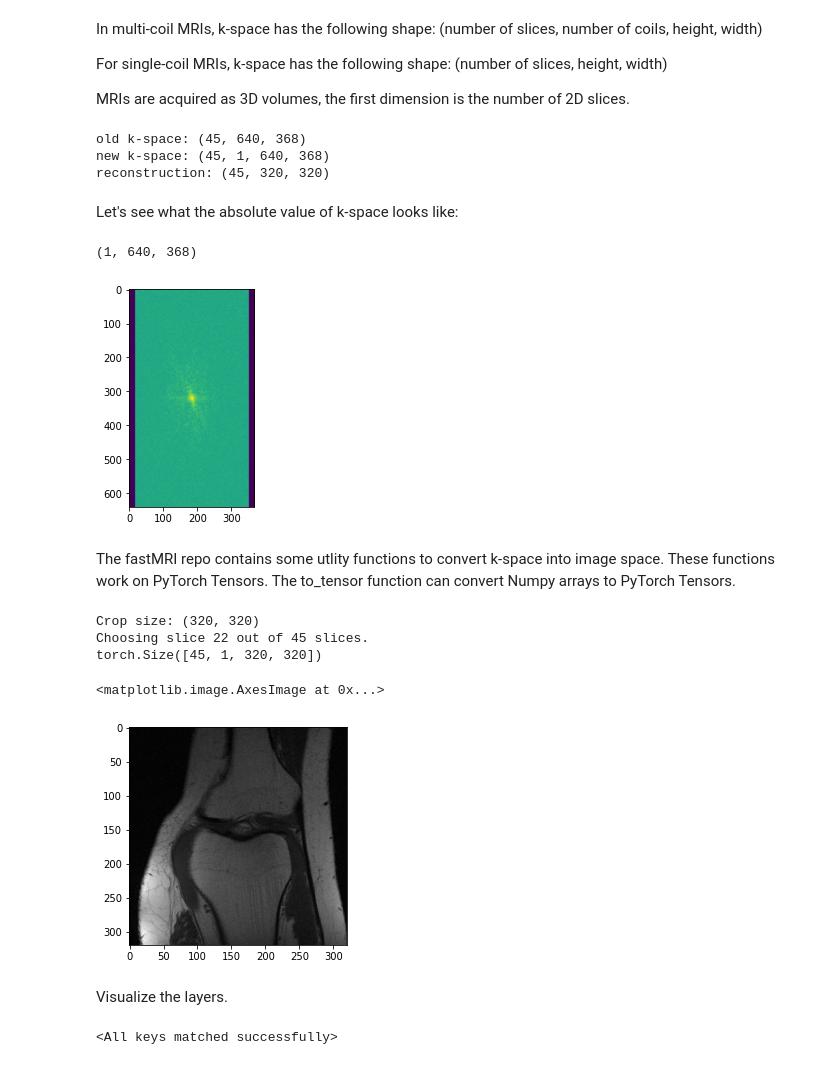
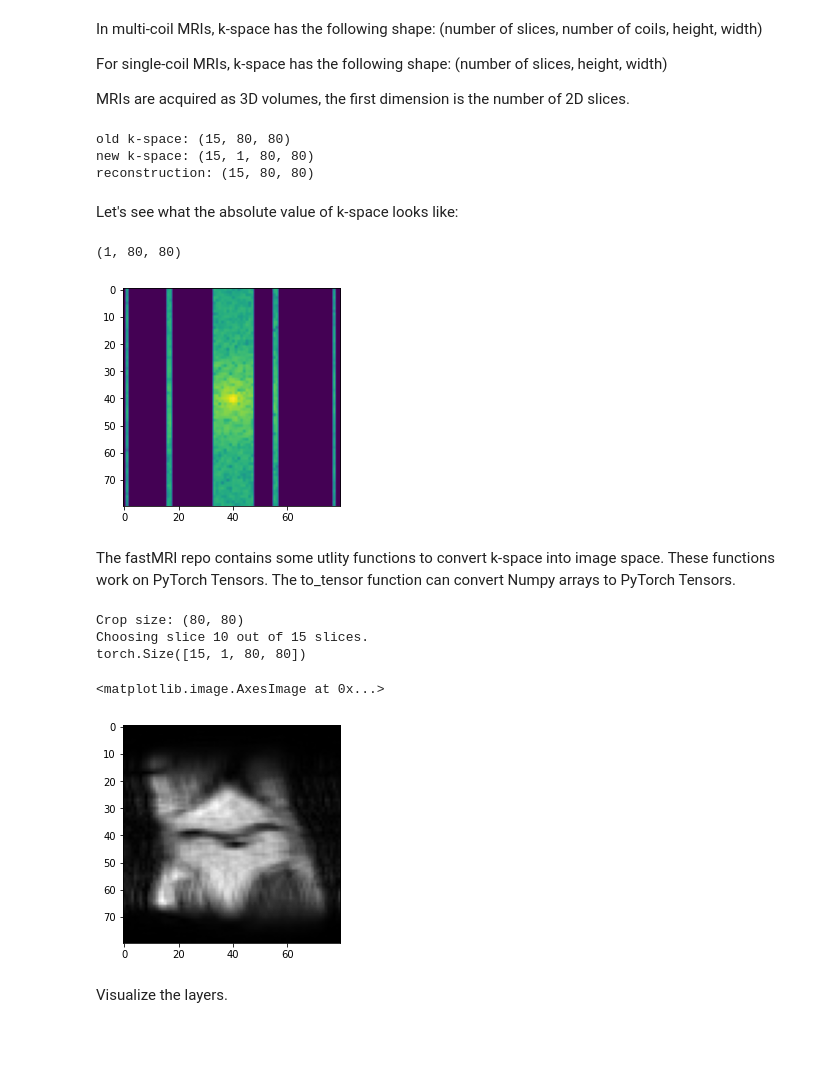
Before and after one commit to dys129/fastmri, a Jupyter notebook: fastMRI_figures.ipynb, the cells around one changed output. Cells and saved outputs as stored; diff of their text form; code cells hidden in the pictures; blank space fills up the shorter version.

```diff
--- a/fastMRI_figures.ipynb
+++ b/fastMRI_figures.ipynb
@@ -11,8 +11,8 @@ from matplotlib import pyplot as plt
 # %% [markdown]
 The fastMRI dataset is distributed as a set of HDF5 files and can be read with the h5py package. Here, we show how to open a file from the knee single-coil dataset. Each file corresponds to one MRI scan and contains the k-space data, ground truth and some meta data related to the scan.
 # %%
-file_name = '/gscratch/fellows/fastmri/reduced/singlecoil_train/file1002567.h5'
-#file_name = '/gscratch/fellows/fastmri/knee/multicoil_train/file1002569.h5'
+f = 'file1002428_v2.h5'
+file_name = '/gscratch/fellows/fastmri/80x80/singlecoil_test/' + f
 hf = h5py.File(file_name)
 # %%
 print('Keys:', list(hf.keys()))
@@ -42,12 +42,13 @@ if len(volume_kspace.shape) == 3: # singlecoil
     print("new k-space:", volume_kspace.shape)
 
 # load reconstruction for example
-reconstruction_rss = hf['reconstruction_rss'][()]
-print("reconstruction:", reconstruction_rss.shape)
+#reconstruction = hf['reconstruction_rss'][()]
+reconstruction = hf['reconstruction_esc'][()]
+print("reconstruction:", reconstruction.shape)
 # %% [output]
-old k-space: (45, 640, 368)
-new k-space: (45, 1, 640, 368)
-reconstruction: (45, 320, 320)
+old k-space: (15, 80, 80)
+new k-space: (15, 1, 80, 80)
+reconstruction: (15, 80, 80)
 # %%
 slice_kspace = volume_kspace[0] # Choosing the 0-th slice of this volume so no problem with single or multi-coil
 
@@ -64,8 +65,8 @@ def show_coils(data, slice_nums, cmap=None):
 show_coils(np.log(np.abs(slice_kspace) + 1e-9), coils)
 print(slice_kspace.shape)
 # %% [output]
-(1, 640, 368)
+(1, 80, 80)
-[figure, old version]
+[figure, new version]
 # %% [markdown]
 The fastMRI repo contains some utlity functions to convert k-space into image space. These functions work on PyTorch Tensors. The to_tensor function can convert Numpy arrays to PyTorch Tensors.
 # %%
@@ -76,11 +77,11 @@ slice_kspace2 = T.to_tensor(slice_kspace)      # Convert from numpy array to pyt
 slice_image = fastmri.ifft2c(slice_kspace2)           # Apply Inverse Fourier Transform to get the complex image
 slice_image_abs = fastmri.complex_abs(slice_image)   # Compute absolute value to get a real image
 # %%
-crop_size = (reconstruction_rss.shape[-2], reconstruction_rss.shape[-1])
+crop_size = (reconstruction.shape[-2], reconstruction.shape[-1])
 print("Crop size:", crop_size)
 
 slices = len(volume_kspace)
-slice = len(volume_kspace) // 2
+slice = 10 #len(volume_kspace) // 2
 print("Choosing slice", slice, "out of", slices, "slices.")
 
 image = T.to_tensor(volume_kspace)#[slice])
@@ -93,14 +94,14 @@ image, mean, std = T.normalize_instance(image, eps=1e-100)
 image = image.clamp(-6, 6)#.squeeze(1)
 print(image.shape)
 # %% [output]
-Crop size: (320, 320)
-Choosing slice 22 out of 45 slices.
-torch.Size([45, 1, 320, 320])
+Crop size: (80, 80)
+Choosing slice 10 out of 15 slices.
+torch.Size([15, 1, 80, 80])
 # %%
-plt.imshow(image.squeeze(1)[15], cmap='gray')
+plt.imshow(image.squeeze(1)[slice], cmap='gray')
 # %% [output]
 <matplotlib.image.AxesImage at 0x...>
-[figure, old version]
+[figure, new version]
 # %% [markdown]
 Visualize the layers.
 # %%
@@ -108,16 +109,11 @@ import fastmri
 from pathlib import Path
 
 import torch
+from torch.autograd import Variable
 from fastmri.pl_modules import FastMriDataModule, UnetModule
 
 from captum.attr import GuidedGradCam, GuidedBackprop
 from captum.attr import LayerActivation, LayerConductance, LayerGradCam
 
 # load the ckpt
-ckpt = torch.load('/gscratch/fellows/npho/fastmri-oms/fastmri_examples/unet/results/unet_demo/checkpoints/epoch=2.ckpt')
-
-# create model and load checkpoint state weights
-model = UnetModule()
-model.load_state_dict(ckpt['state_dict'])
+ckpt = torch.load('/gscratch/fellows/npho/fastmri-oms/fastmri_examples/unet/unet/unet_demo/checkpoints/epoch=20.ckpt')
-# %% [output]
-<All keys matched successfully>
```
Also changed, not shown: parts of 18 cells of this notebook.
